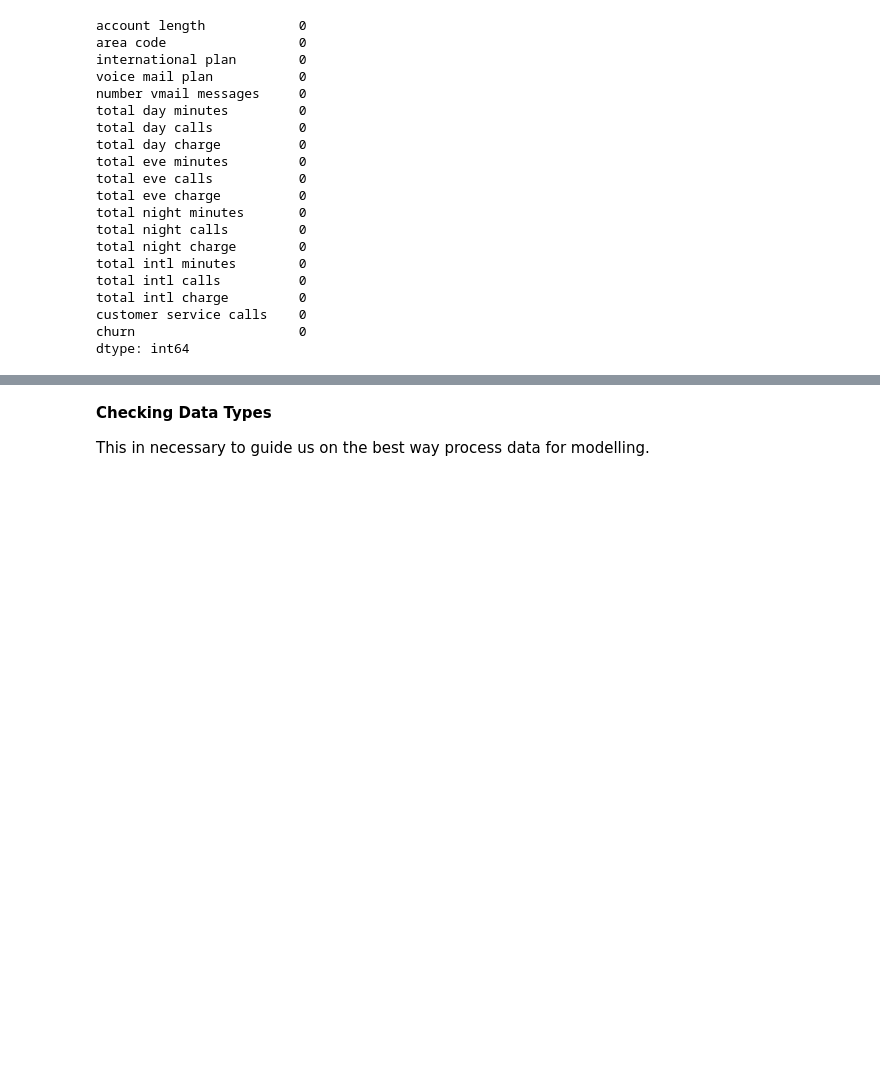
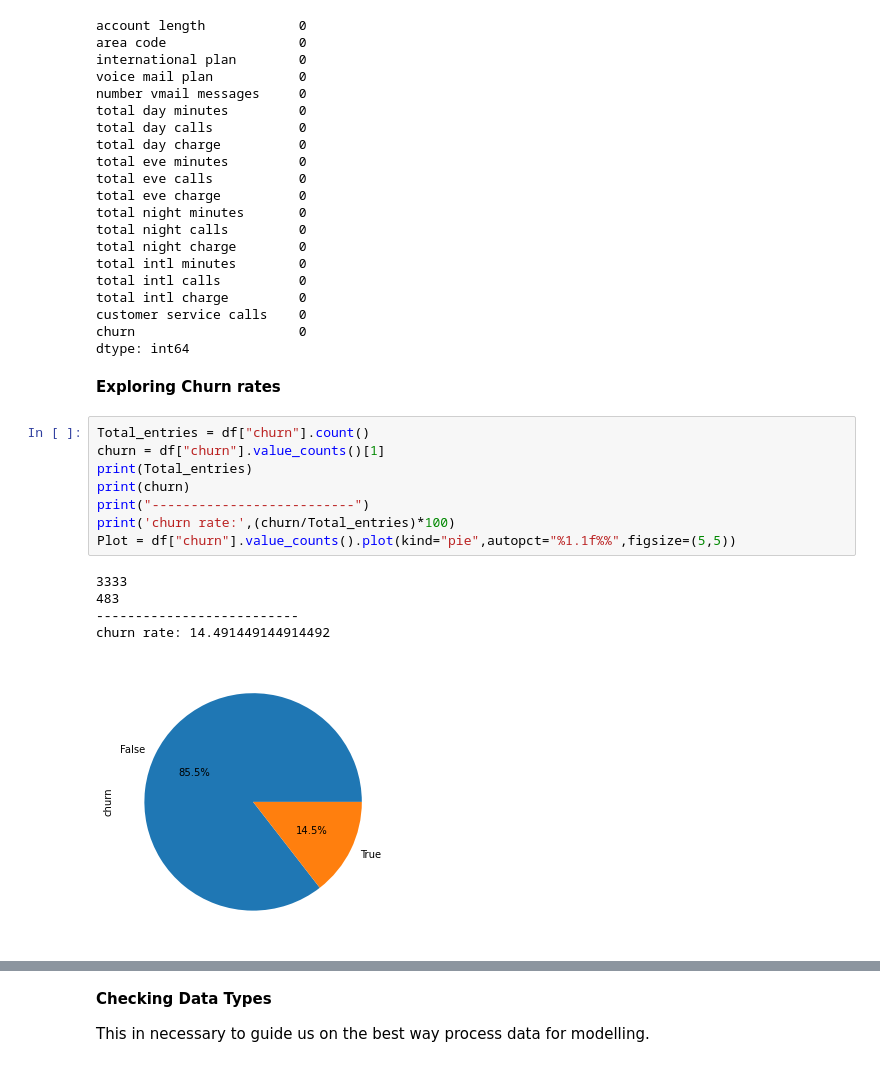
Before and after one commit to N-kioko/Phase-3-project, a Jupyter notebook: index.ipynb, the cells around one changed output, grey strips where cells are left out. Saved outputs shown, nothing was run; the diff lists cells and outputs as text; blank space fills up the shorter version.

```diff
--- a/index.ipynb
+++ b/index.ipynb
@@ -111,3 +111,19 @@ total intl charge         0
 customer service calls    0
 churn                     0
 dtype: int64
+# %% [markdown]
+**Exploring Churn rates**
+# %%
+Total_entries = df["churn"].count()
+churn = df["churn"].value_counts()[1]
+print(Total_entries)
+print(churn)
+print("--------------------------")
+print('churn rate:',(churn/Total_entries)*100)
+Plot = df["churn"].value_counts().plot(kind="pie",autopct="%1.1f%%",figsize=(5,5))
+# %% [output]
+3333
+483
+--------------------------
+churn rate: 14.491449144914492
+[figure, added]
```
Also changed, not shown: parts of 9 cells of this notebook.
